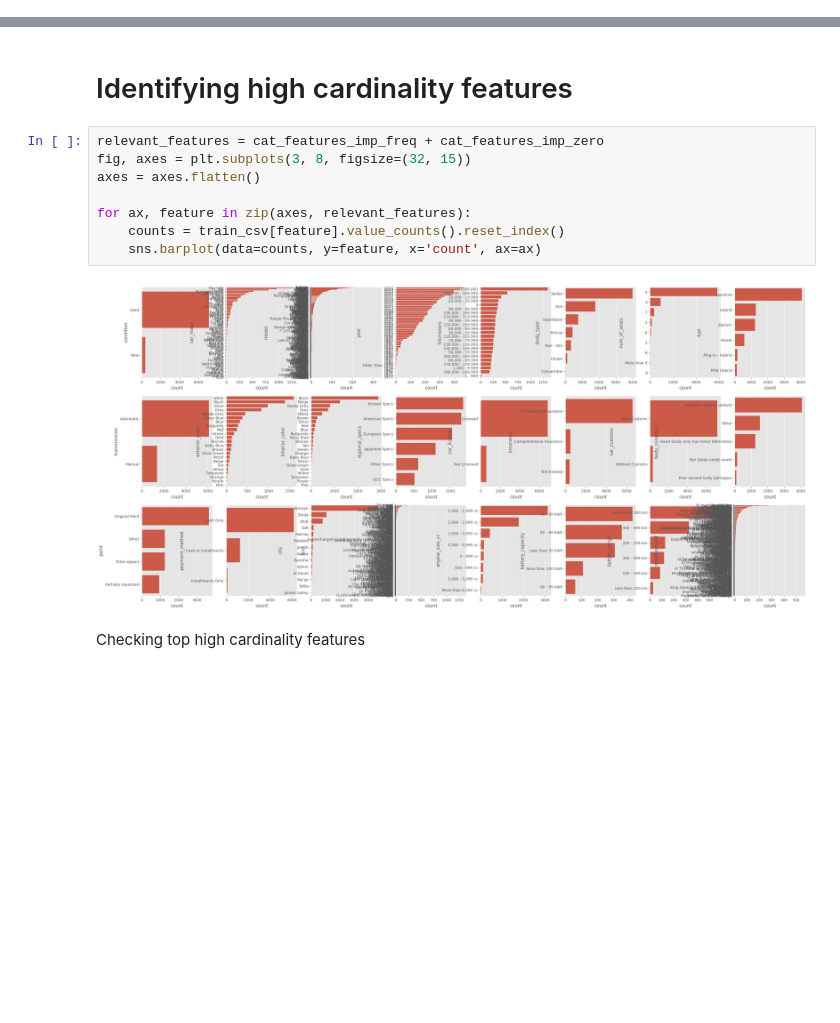
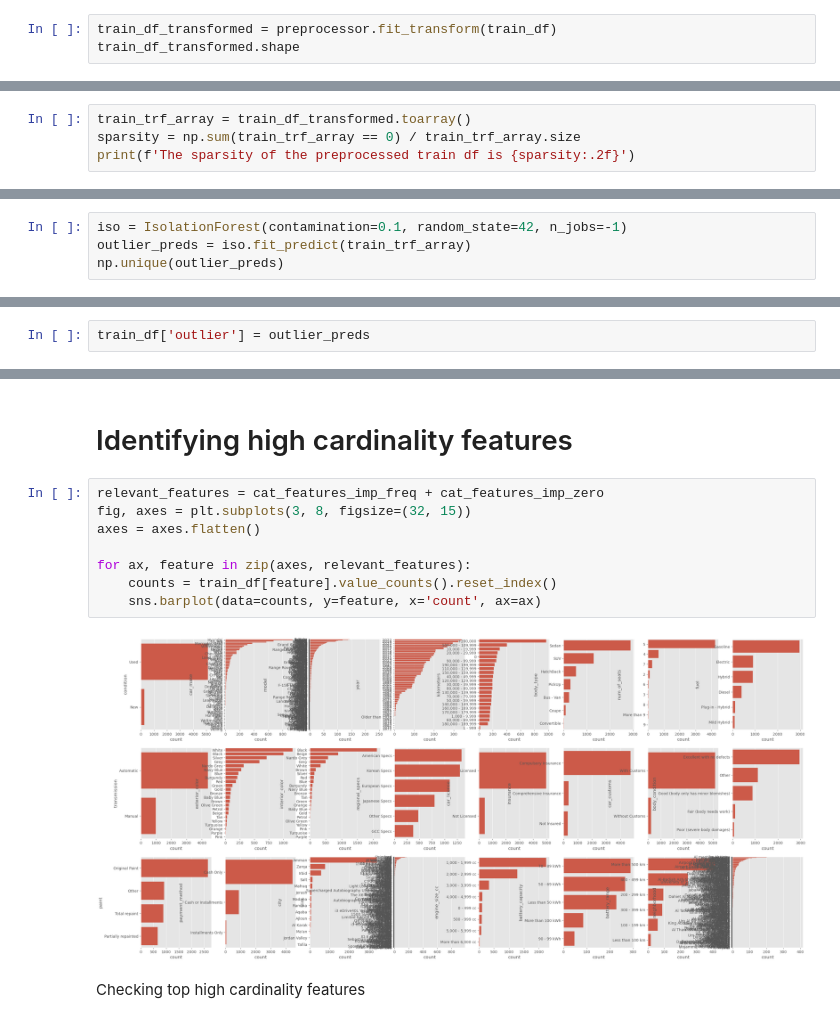
Before and after one commit to abhaykukade/Car-Price-Prediction, a Jupyter notebook: model_evaluation_v2.ipynb, the cells around one changed output, grey strips where cells are left out. Saved outputs shown, nothing was run; the diff lists cells and outputs as text; blank space fills up the shorter version.

```diff
--- a/model_evaluation_v2.ipynb
+++ b/model_evaluation_v2.ipynb
@@ -302,0 +249,3 @@ From the plot, it seems there is high bias - underfitting. We need to try more c
+# %%
+train_df_transformed = preprocessor.fit_transform(train_df)
+train_df_transformed.shape
@@ -302,0 +254,4 @@ From the plot, it seems there is high bias - underfitting. We need to try more c
+# %%
+train_trf_array = train_df_transformed.toarray()
+sparsity = np.sum(train_trf_array == 0) / train_trf_array.size
+print(f'The sparsity of the preprocessed train df is {sparsity:.2f}')
@@ -302,0 +262,4 @@ From the plot, it seems there is high bias - underfitting. We need to try more c
+# %%
+iso = IsolationForest(contamination=0.1, random_state=42, n_jobs=-1)
+outlier_preds = iso.fit_predict(train_trf_array)
+np.unique(outlier_preds)
@@ -302,0 +272,2 @@ From the plot, it seems there is high bias - underfitting. We need to try more c
+# %%
+train_df['outlier'] = outlier_preds
@@ -305,13 +295,13 @@ From the plot, it seems there is high bias - underfitting. We need to try more c
 # %%
 relevant_features = cat_features_imp_freq + cat_features_imp_zero
 fig, axes = plt.subplots(3, 8, figsize=(32, 15))
 axes = axes.flatten()
 
 for ax, feature in zip(axes, relevant_features):
-    counts = train_csv[feature].value_counts().reset_index()
+    counts = train_df[feature].value_counts().reset_index()
     sns.barplot(data=counts, y=feature, x='count', ax=ax)
 # %% [output]
-[figure, old version]
+[figure, new version]
 # %% [markdown]
 Checking top high cardinality features
 # %%
```
Also changed, not shown: parts of 39 cells of this notebook, 1 other file.
